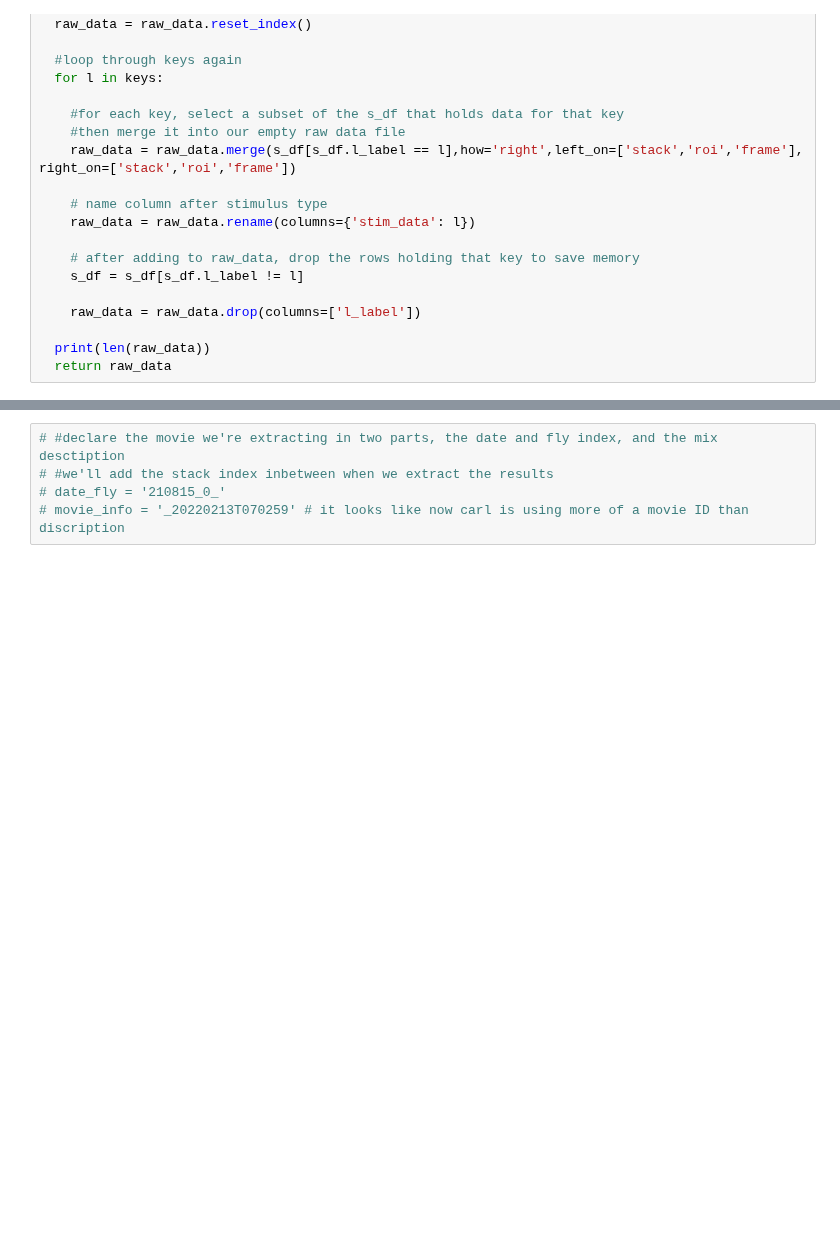
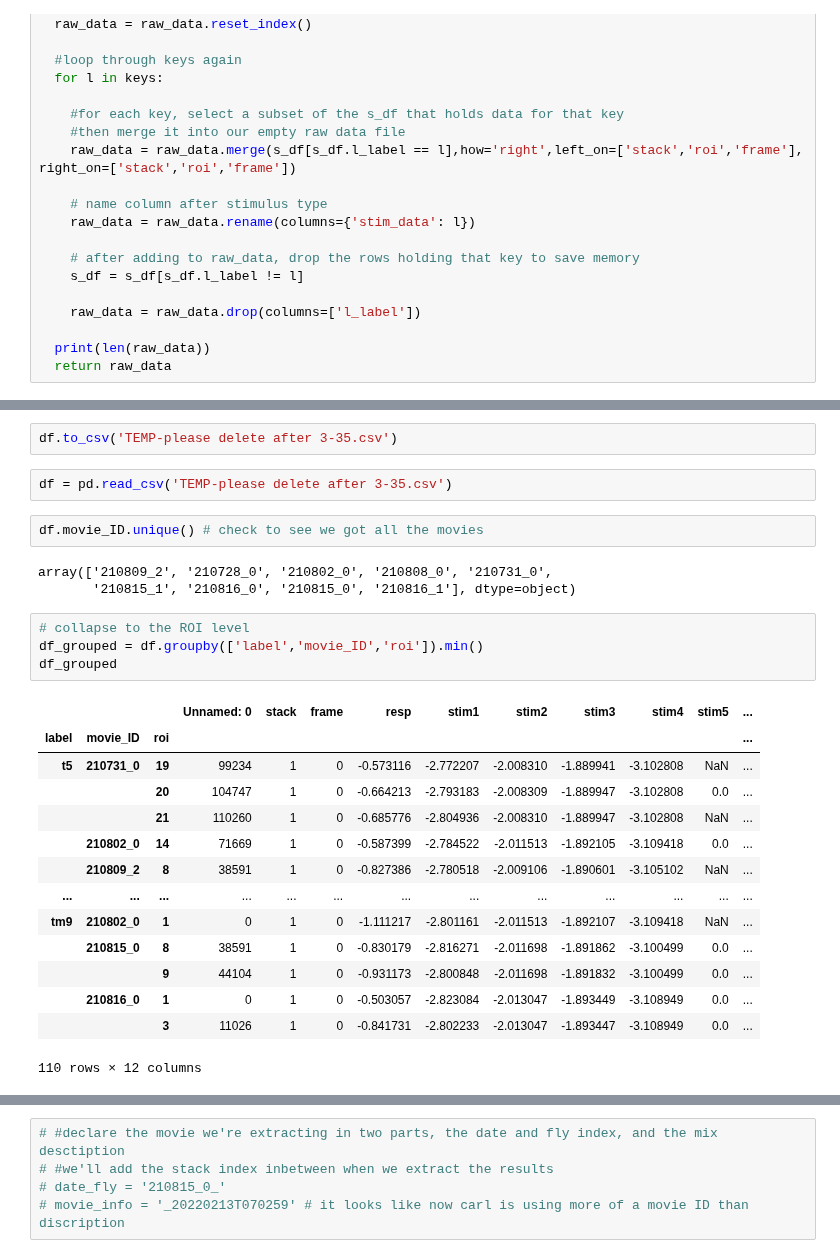
Before and after one commit to laurenneal/capstone-visual-neuroscience, a Jupyter notebook: get_results_and_features_stack_by_stack.ipynb, the cells around one changed output, grey strips where cells are left out. Drawn from its saved outputs; the diff is of its cells as text; blank space fills up the shorter version.

```diff
--- a/get_results_and_features_stack_by_stack.ipynb
+++ b/get_results_and_features_stack_by_stack.ipynb
@@ -194,0 +222,28 @@ for i in tqdm(range(len(file_paths))):
+# %%
+df.to_csv('TEMP-please delete after 3-35.csv')
+# %%
+df = pd.read_csv('TEMP-please delete after 3-35.csv')
+# %%
+df.movie_ID.unique() # check to see we got all the movies
+# %% [output]
+array(['210809_2', '210728_0', '210802_0', '210808_0', '210731_0',
+       '210815_1', '210816_0', '210815_0', '210816_1'], dtype=object)
+# %%
+# collapse to the ROI level
+df_grouped = df.groupby(['label','movie_ID','roi']).min()
+df_grouped
+# %% [output]
+|  |  |  | Unnamed: 0 | stack | frame | resp | stim1 | stim2 | stim3 | stim4 | stim5 | ... |
+| label | movie_ID | roi |  |  |  |  |  |  |  |  |  | ... |
+| t5 | 210731_0 | 19 | 99234 | 1 | 0 | -0.573116 | -2.772207 | -2.008310 | -1.889941 | -3.102808 | NaN | ... |
+|  |  | 20 | 104747 | 1 | 0 | -0.664213 | -2.793183 | -2.008309 | -1.889947 | -3.102808 | 0.0 | ... |
+|  |  | 21 | 110260 | 1 | 0 | -0.685776 | -2.804936 | -2.008310 | -1.889947 | -3.102808 | NaN | ... |
+|  | 210802_0 | 14 | 71669 | 1 | 0 | -0.587399 | -2.784522 | -2.011513 | -1.892105 | -3.109418 | 0.0 | ... |
+|  | 210809_2 | 8 | 38591 | 1 | 0 | -0.827386 | -2.780518 | -2.009106 | -1.890601 | -3.105102 | NaN | ... |
+| ... | ... | ... | ... | ... | ... | ... | ... | ... | ... | ... | ... | ... |
+| tm9 | 210802_0 | 1 | 0 | 1 | 0 | -1.111217 | -2.801161 | -2.011513 | -1.892107 | -3.109418 | NaN | ... |
+|  | 210815_0 | 8 | 38591 | 1 | 0 | -0.830179 | -2.816271 | -2.011698 | -1.891862 | -3.100499 | 0.0 | ... |
+|  |  | 9 | 44104 | 1 | 0 | -0.931173 | -2.800848 | -2.011698 | -1.891832 | -3.100499 | 0.0 | ... |
+|  | 210816_0 | 1 | 0 | 1 | 0 | -0.503057 | -2.823084 | -2.013047 | -1.893449 | -3.108949 | 0.0 | ... |
+|  |  | 3 | 11026 | 1 | 0 | -0.841731 | -2.802233 | -2.013047 | -1.893447 | -3.108949 | 0.0 | ... |
+110 rows × 12 columns
```
Also changed, not shown: parts of 20 cells of this notebook.
